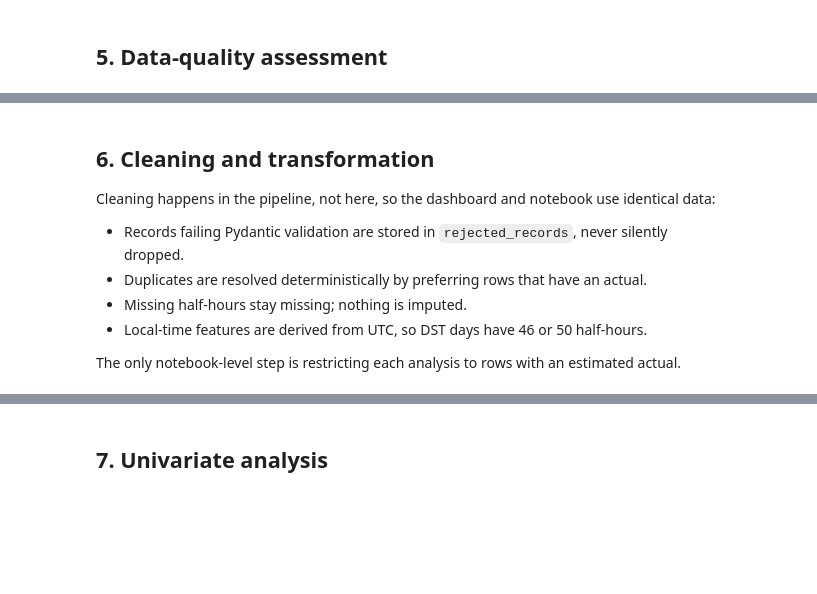
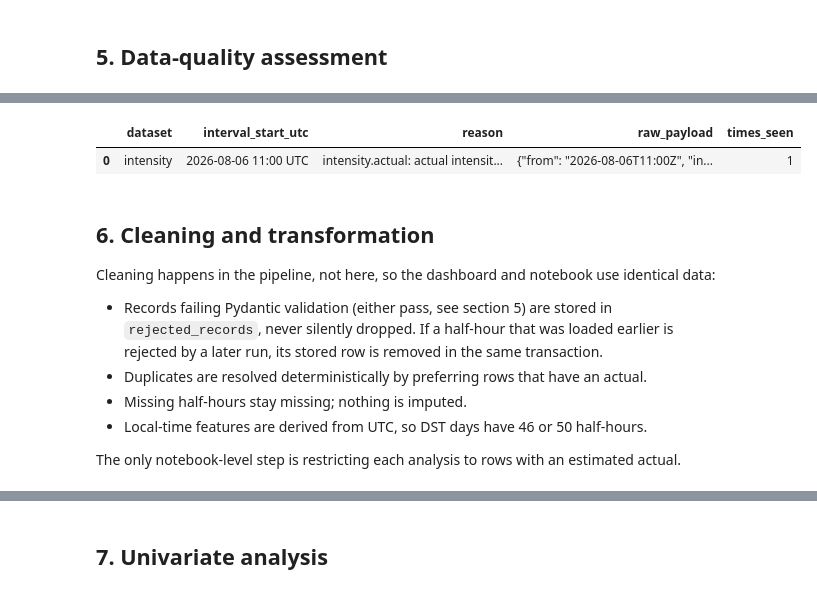
Before and after one commit to shahidai-coder/gridgreen, a Jupyter notebook: notebooks/gridgreen_eda.ipynb, the cells around one changed output, grey strips where cells are left out. Saved outputs shown, nothing was run; the diff lists cells and outputs as text; code cells hidden in the pictures; blank space fills up the shorter version.

```diff
--- a/notebooks/gridgreen_eda.ipynb
+++ b/notebooks/gridgreen_eda.ipynb
@@ -115,8 +169,20 @@ rejected.groupby(["dataset", "reason"]).size().rename("records").to_frame() if n
+# %%
+if rejected.empty:
+    say("No record has been rejected in this database.")
+else:
+    shown = rejected[["dataset", "interval_start_utc", "reason", "raw_payload", "times_seen"]].copy()
+    shown["interval_start_utc"] = shown["interval_start_utc"].dt.strftime("%Y-%m-%d %H:%M UTC")
+    display(shown)
+# %% [output]
+|  | dataset | interval_start_utc | reason | raw_payload | times_seen |
+| 0 | intensity | 2026-08-06 11:00 UTC | intensity.actual: actual intensit... | {"from": "2026-08-06T11:00Z", "in... | 1 |
 # %% [markdown]
 ## 6. Cleaning and transformation
 Cleaning happens in the pipeline, not here, so the dashboard and notebook use identical data:
 
-* Records failing Pydantic validation are stored in `rejected_records`, never silently dropped.
+* Records failing Pydantic validation (either pass, see section 5) are stored in `rejected_records`, never
+  silently dropped. If a half-hour that was loaded earlier is rejected by a later run, its stored row is
+  removed in the same transaction.
 * Duplicates are resolved deterministically by preferring rows that have an actual.
 * Missing half-hours stay missing; nothing is imputed.
 * Local-time features are derived from UTC, so DST days have 46 or 50 half-hours.
```
Also changed, not shown: parts of 30 cells of this notebook, 12 other files.
